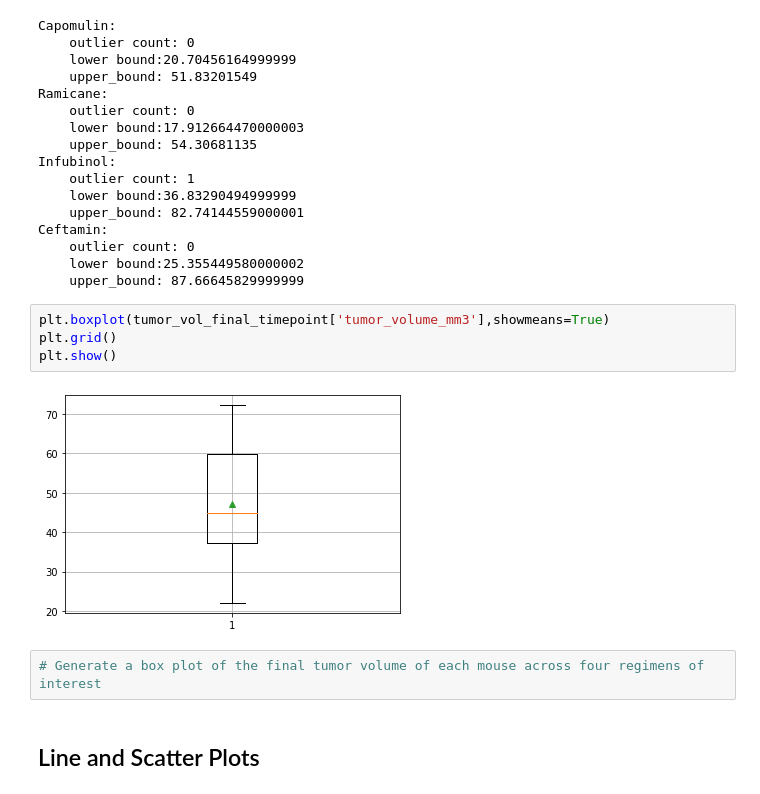
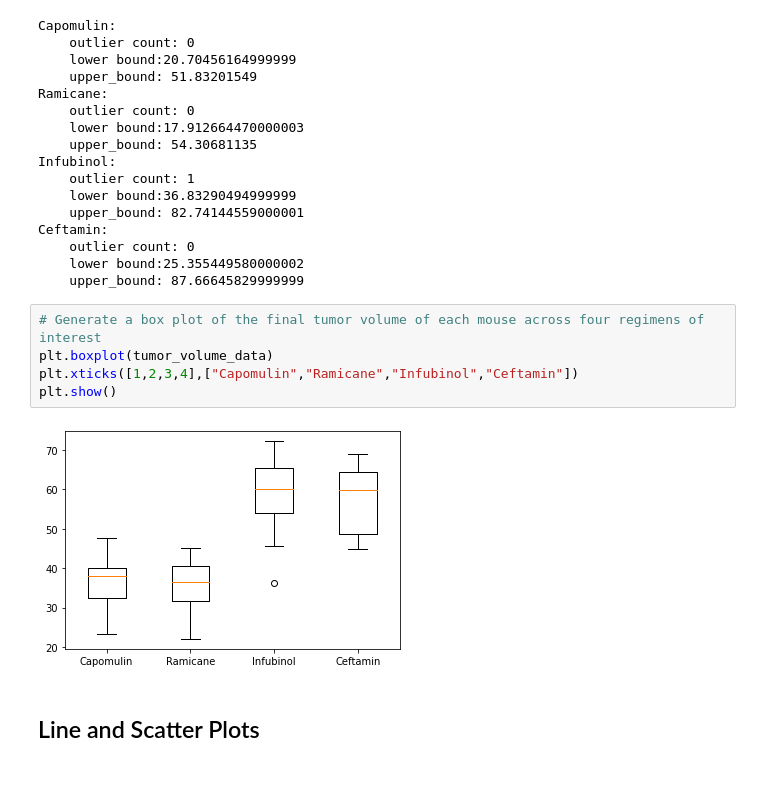
Before and after one commit to rketchum95/Matplotlib-challenge, a Jupyter notebook: main.ipynb, the cells around one changed output. Cells and saved outputs as stored; diff of their text form.

Commit message:
Initial boxplot for 4 treatments complete

```diff
--- a/main.ipynb
+++ b/main.ipynb
@@ -251,14 +251,13 @@ Ceftamin:
     outlier count: 0
     lower bound:25.355449580000002
     upper_bound: 87.66645829999999
-# %%
-plt.boxplot(tumor_vol_final_timepoint['tumor_volume_mm3'],showmeans=True)
-plt.grid()
-plt.show()
-# %% [output]
-[figure, removed]
 # %%
 # Generate a box plot of the final tumor volume of each mouse across four regimens of interest
+plt.boxplot(tumor_volume_data)
+plt.xticks([1,2,3,4],["Capomulin","Ramicane","Infubinol","Ceftamin"])
+plt.show()
+# %% [output]
+[figure, added]
 # %% [markdown]
 ## Line and Scatter Plots
 # %%
```
